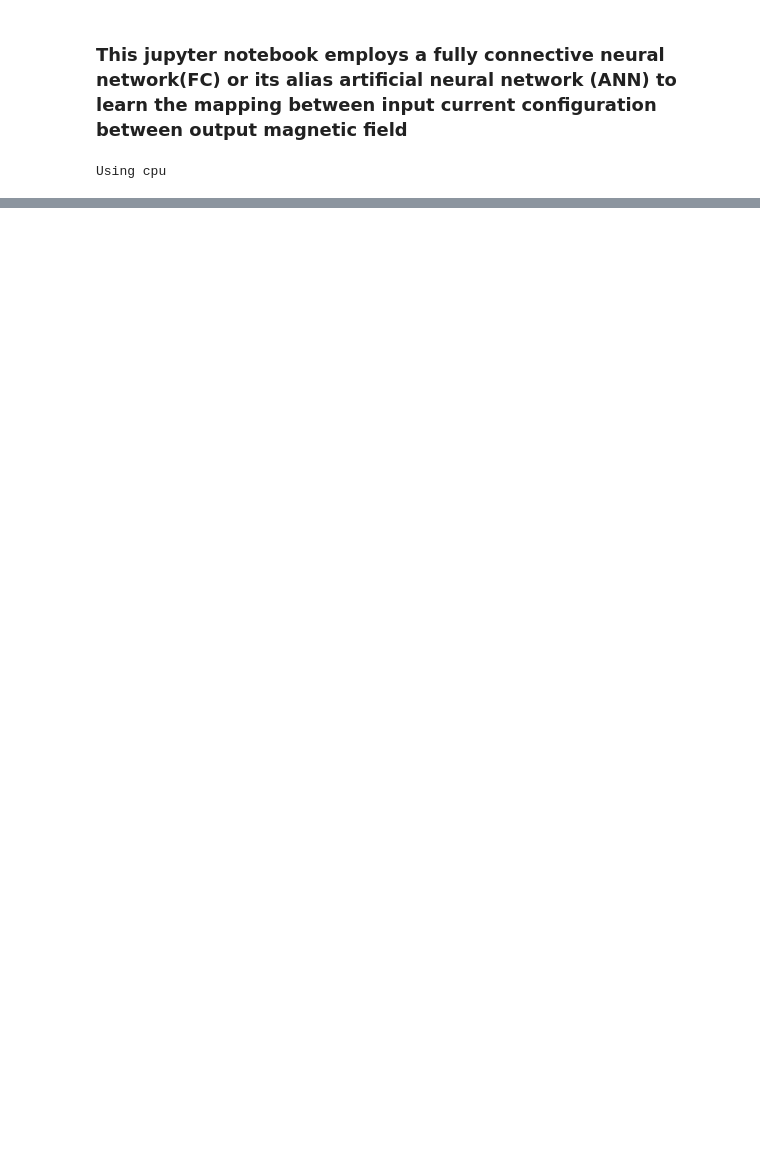
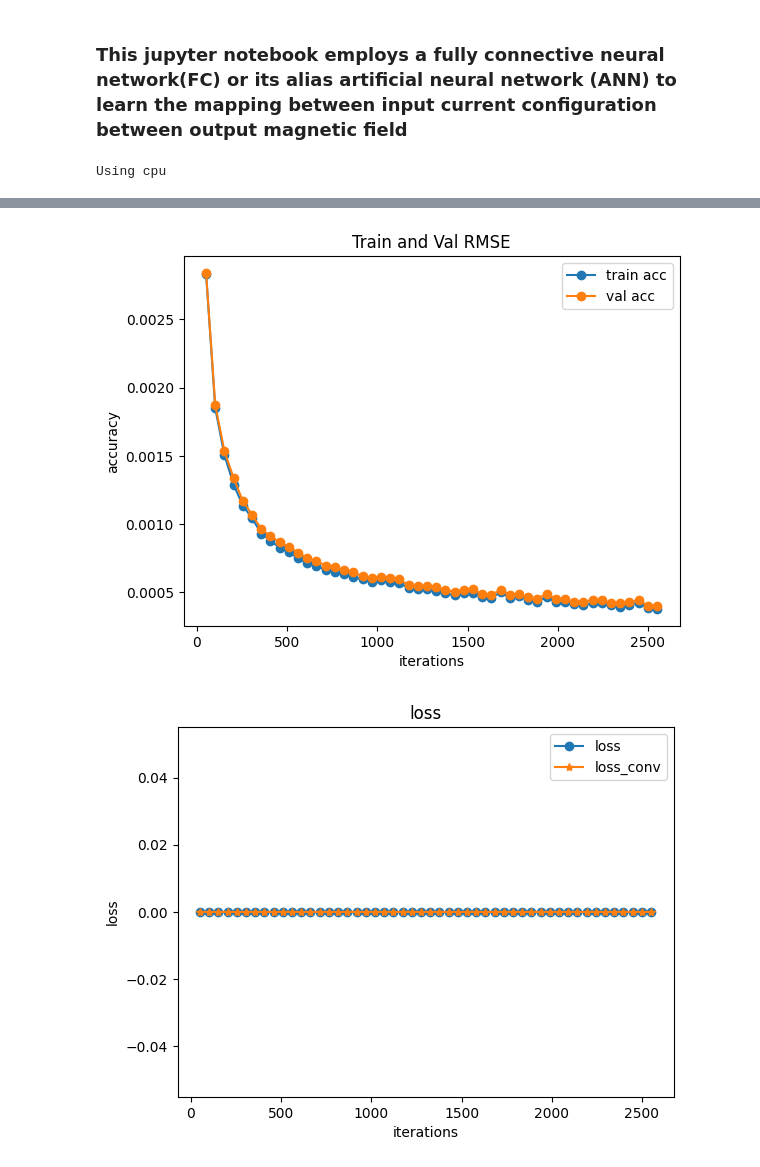
Before and after one commit to Junang-Wang/Qubot_Elastica, a Jupyter notebook: Modeling eMNS/ANN.ipynb, the cells around one changed output, grey strips where cells are left out. Cells and saved outputs as stored; diff of their text form; code cells hidden in the pictures; blank space fills up the shorter version.

```diff
--- a/Modeling eMNS/ANN.ipynb
+++ b/Modeling eMNS/ANN.ipynb
@@ -22,9 +22,10 @@ foldername="./Data/"
 filepattern = "MagneticField[0-9]*.txt"
 data = ReadFolder(foldername,filepattern)
 fileList = glob.glob(foldername+filepattern)
-position = data[:,:3]
-Bfield = data[:,3:]
+position = data[:,:,:3].reshape(-1,3)
+Bfield = data[:,:,3:].reshape(-1,3)
 print(fileList)
 print(data.shape)
+print('Bfield shape', Bfield.shape)
 # %% [output]
 ['./Data/MagneticField0.txt']
@@ -53,7 +55,7 @@ test_loader = torch.utils.data.DataLoader(dataset=test_set,batch_size=batch_size
 ###############################################
 # Config the neural network
 ###############################################
-num_input = 15
+num_input = 3
 num_output = 3
 fc_stages = [(num_input,100,1),(100,50,1),(50,25,1)]
 fc_network = NN_net(None,fc_stages,None,Plain_fc_block, num_output=num_output)
@@ -77,0 +96,24 @@ RuntimeError: mat1 and mat2 shapes cannot be multiplied (128x3 and 11x100)
+# %%
+import matplotlib.pyplot as plt
+import numpy as np
+ave_site = 5
+ave_kernel = 1/ave_site*np.ones(ave_site)
+loss_history_conv = np.convolve(loss_history.numpy(),ave_kernel,'same')
+plt.title('Train and Val RMSE')
+plt.plot(iter_history,RMSE_history,'-o')
+plt.plot(iter_history,RMSE_val_history,'-o')
+plt.legend(['train acc','val acc'])
+plt.xlabel('iterations')
+plt.ylabel('accuracy')
+plt.show()
+plt.title('loss')
+plt.title('loss')
+plt.plot(iter_history,loss_history,'-o')
+plt.plot(iter_history,loss_history_conv,'-*')
+plt.legend(['loss','loss_conv'])
+plt.xlabel('iterations')
+plt.ylabel('loss')
+plt.show()
+# %% [output]
+[figure, added]
+[figure, added]
```
Also changed, not shown: parts of 2 cells of this notebook, 2 other files.
